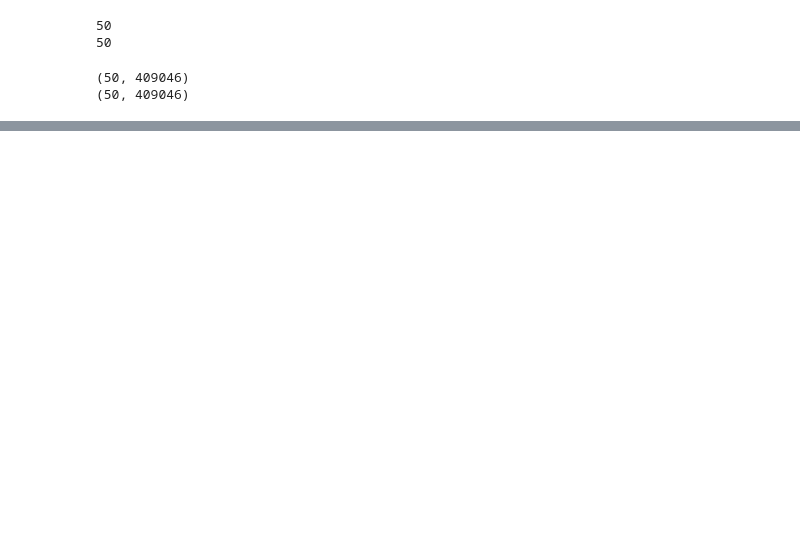
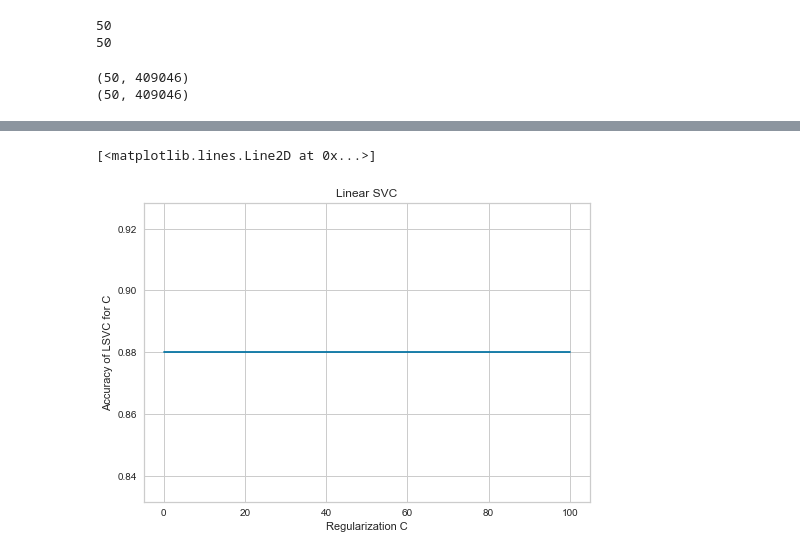
Before and after one commit to gthreehosmane/CMPE-255_S3-Group10, a Jupyter notebook: Authorship-Identification.ipynb, the cells around one changed output, grey strips where cells are left out. Saved outputs shown, nothing was run; the diff lists cells and outputs as text; code cells hidden in the pictures; blank space fills up the shorter version.

```diff
--- a/Authorship-Identification.ipynb
+++ b/Authorship-Identification.ipynb
@@ -389,0 +327,8 @@ Precision score: 0.86
+# %%
+plt.title("Linear SVC")
+plt.xlabel("Regularization C")
+plt.ylabel("Accuracy of LSVC for C")
+plt.plot(clist,lsvc_scores)
+# %% [output]
+[<matplotlib.lines.Line2D at 0x...>]
+[figure, added]
```
Also changed, not shown: parts of 15 cells of this notebook.
